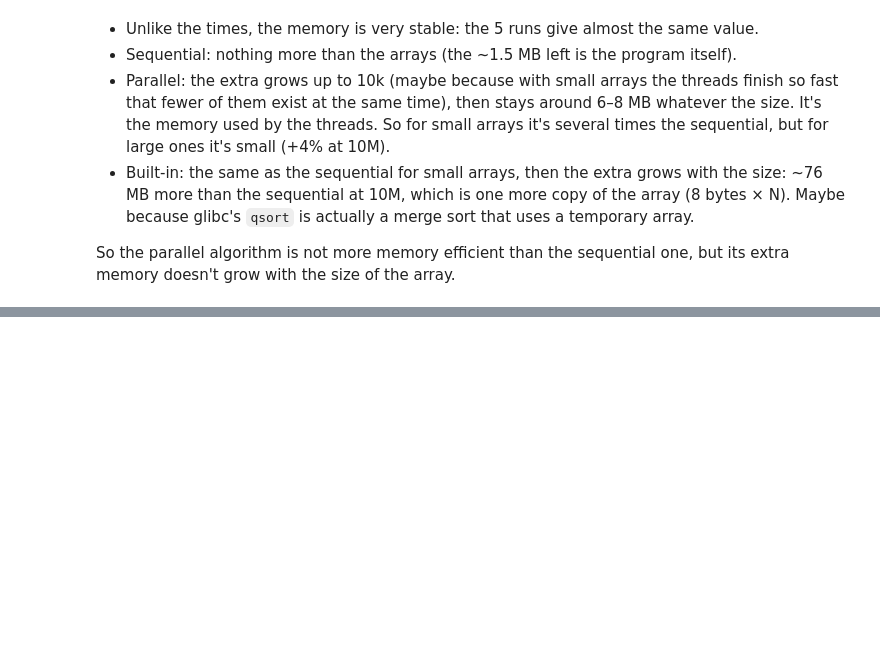
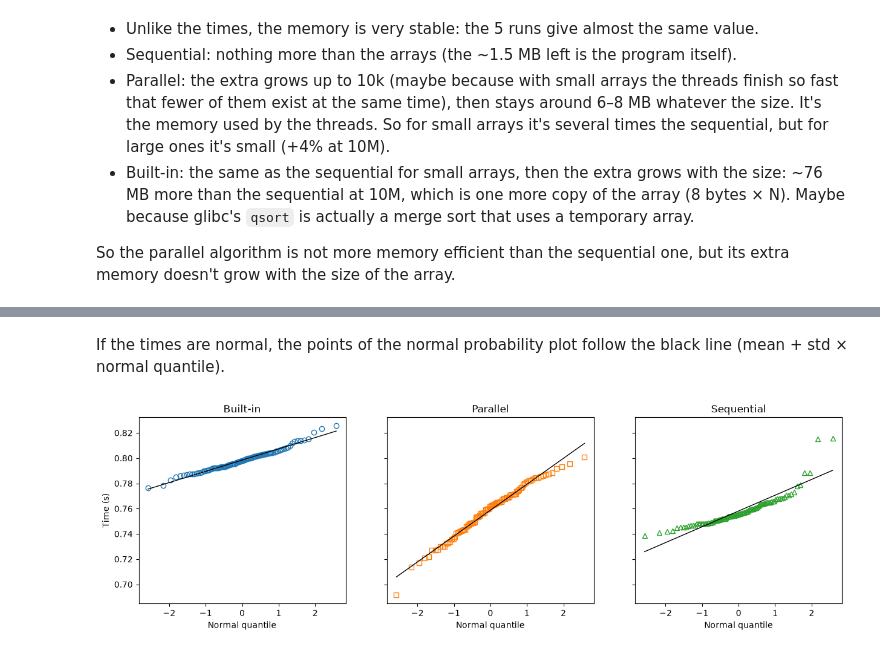
Before and after one commit to rabio10/M2R-ParallelQuicksort, a Jupyter notebook: analysis_rabii.ipynb, the cells around one changed output, grey strips where cells are left out. Cells and saved outputs as stored; diff of their text form; code cells hidden in the pictures; blank space fills up the shorter version.

```diff
--- a/analysis_rabii.ipynb
+++ b/analysis_rabii.ipynb
@@ -273,0 +308,14 @@ So the parallel algorithm is not more memory efficient than the sequential one,
+# %% [markdown]
+If the times are normal, the points of the normal probability plot follow the black line (mean + std × normal quantile).
+# %%
+fig, axes = plt.subplots(1, 3, figsize=(15, 4), sharey=True)
+for i, (ax, (t, g)) in enumerate(zip(axes, dist.groupby("type"))):
+    y = g["time"].sort_values()
+    q = [NormalDist().inv_cdf((k + 0.5) / len(y)) for k in range(len(y))]
+    ax.plot(q, y, markers[t], fillstyle="none", color=f"C{i}")
+    ax.plot(q, [y.mean() + y.std() * v for v in q], color="black", lw=1)
+    ax.set_title(t)
+    ax.set_xlabel("Normal quantile")
+axes[0].set_ylabel("Time (s)");
+# %% [output]
+[figure, added]
```
Also changed, not shown: parts of 22 cells of this notebook, 9 other files.
